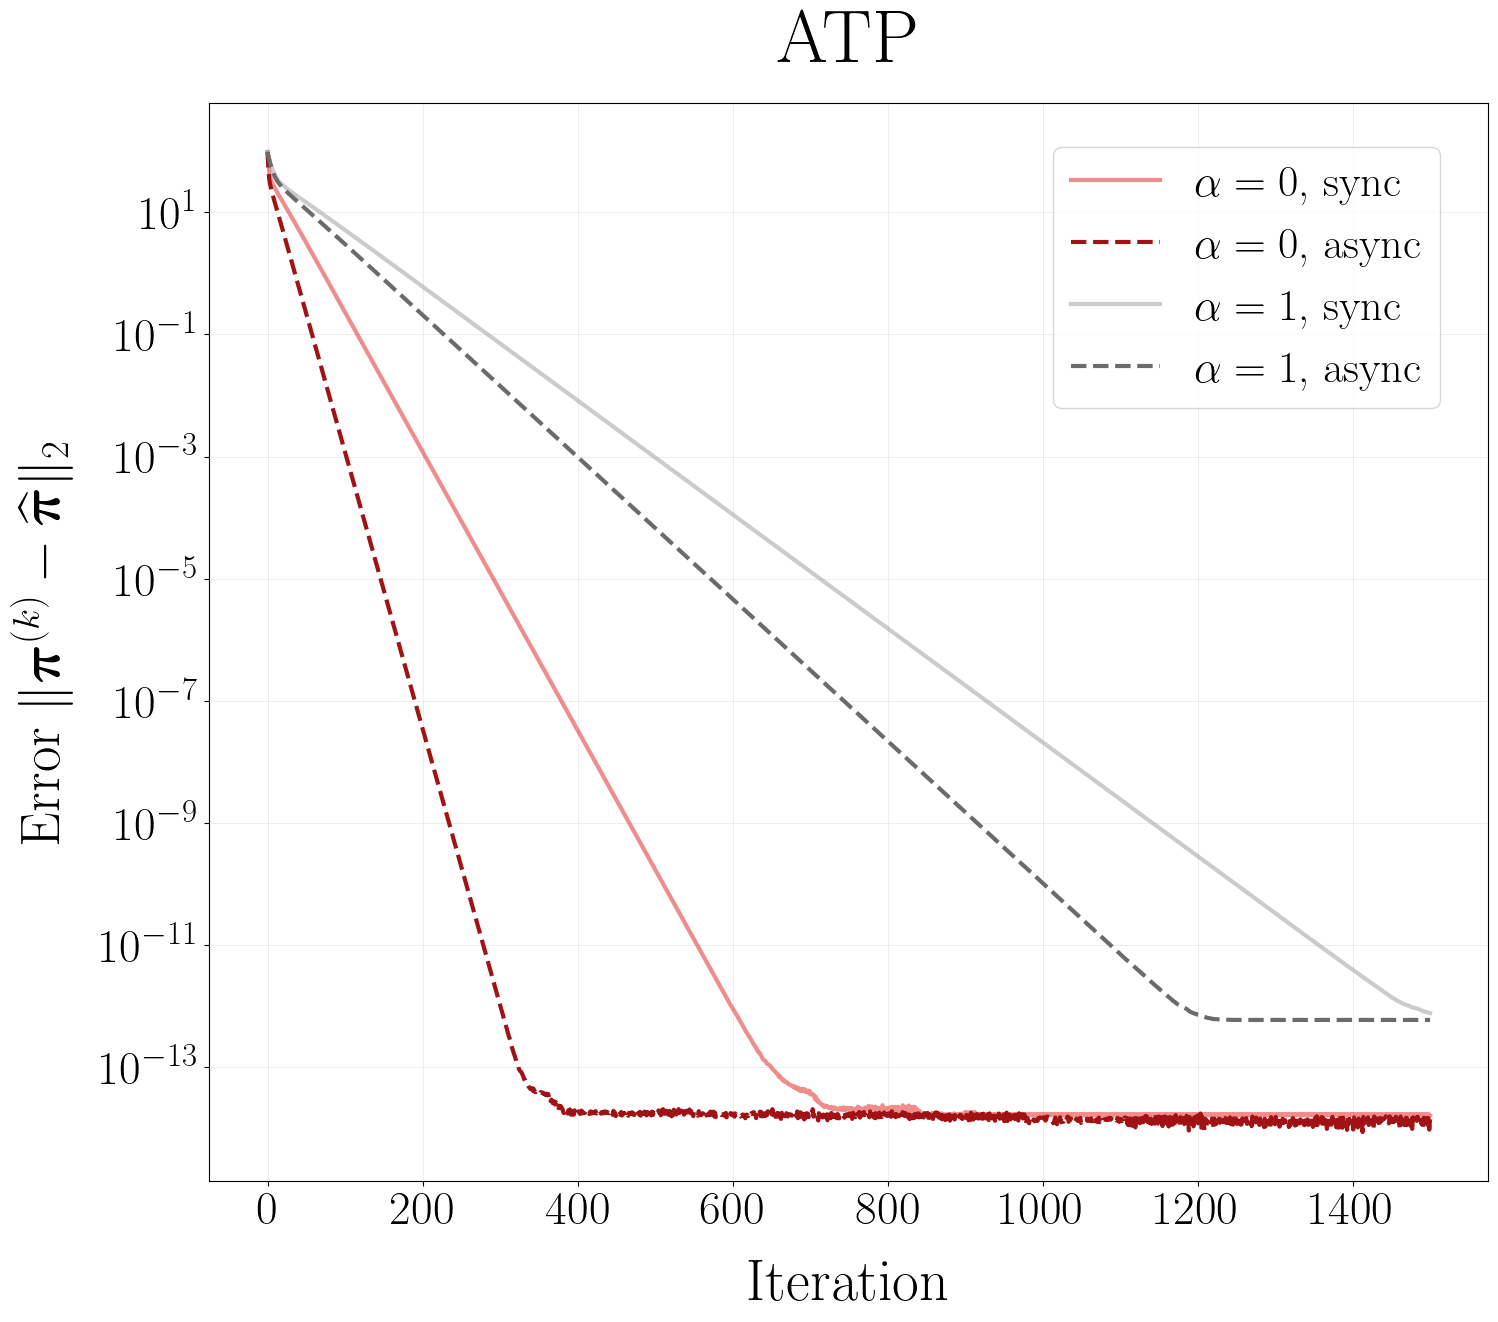
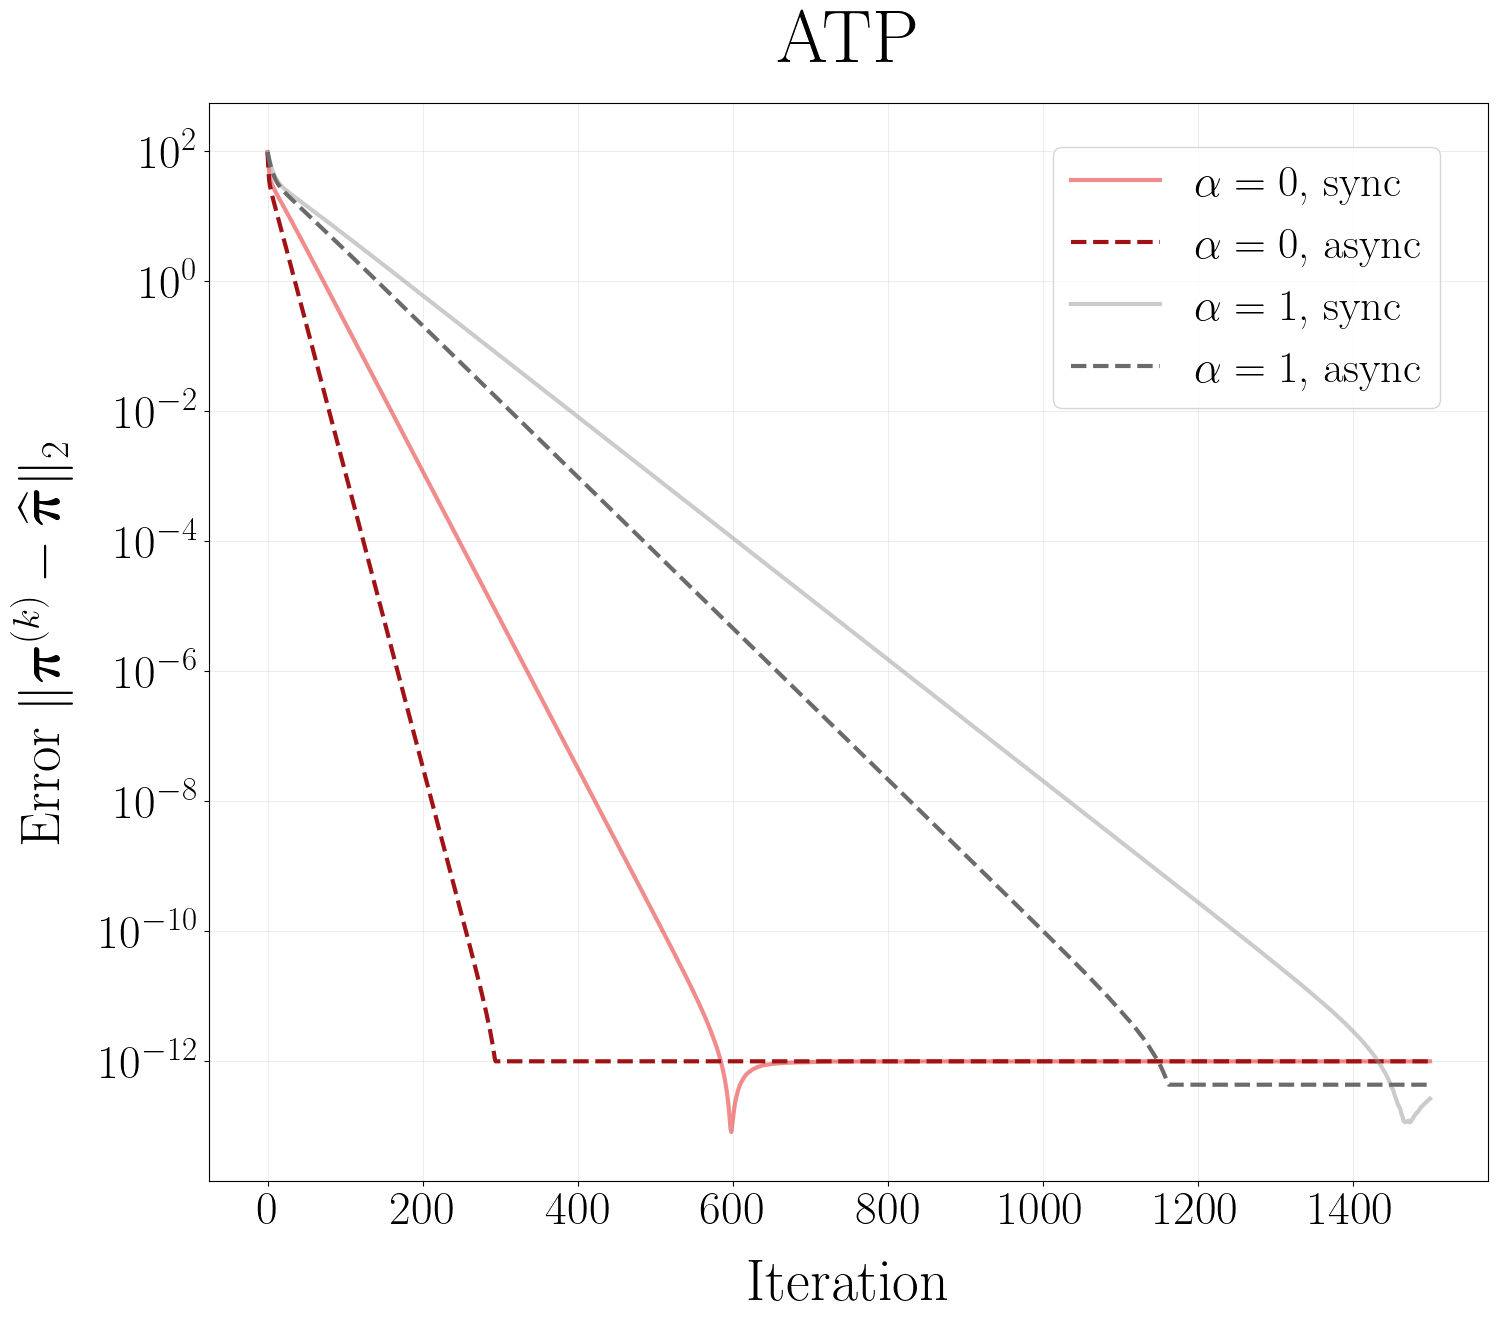
The change to this notebook cell's code, shown as a diff; its figure went from the first image to the second:
--- before
+++ after
@@ -34,5 +34,5 @@
         error_async.append(np.linalg.norm(gamma - mle, ord=2))
         gamma = newman_update(gamma, win_list, loss_list, alpha=a, sync=sync)
-    plt.semilogy(error_async,
+    plt.semilogy(np.maximum(error_async, error_async[-1]),
                  color=shade_color(base_colors[i], 0.7), linewidth=3, linestyle='--',
                  label=rf"$\alpha={a}$, async")

Commit: change relative error to 1e-15